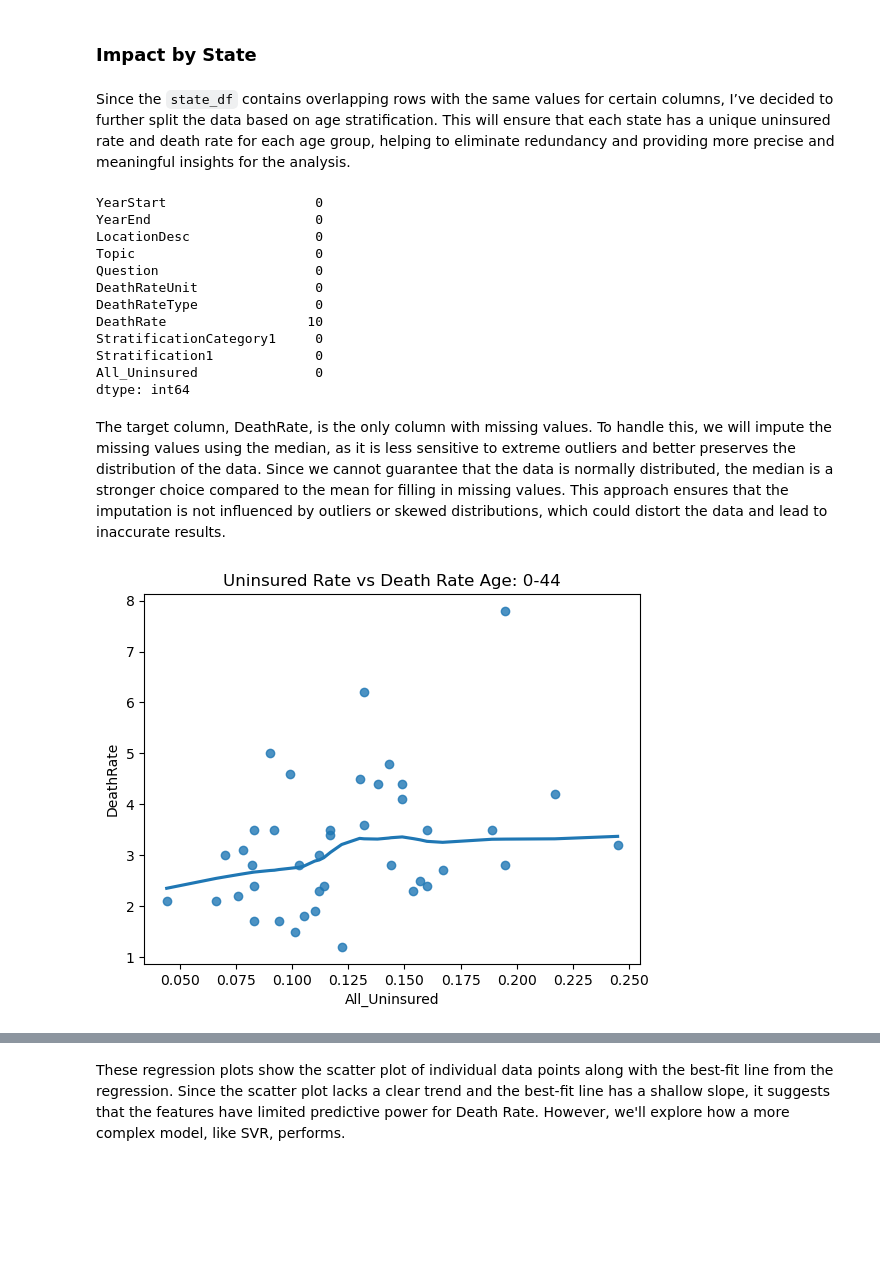
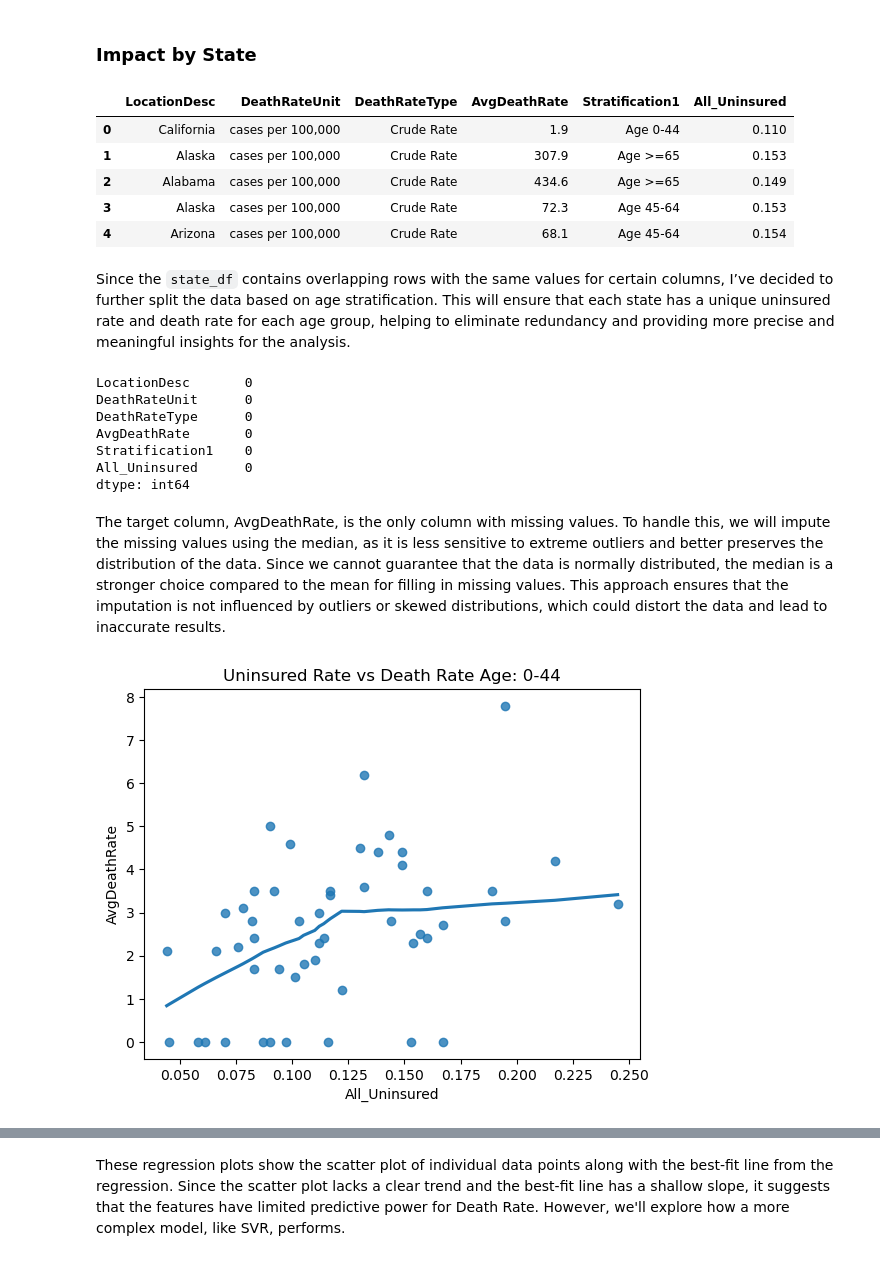
Before and after one commit to Nick-2003/cpsc368_knm_project, a Jupyter notebook: cpsc_368_project_knm_state.ipynb, the cells around one changed output, grey strips where cells are left out. Saved outputs shown, nothing was run; the diff lists cells and outputs as text; code cells hidden in the pictures; blank space fills up the shorter version.

```diff
--- a/cpsc_368_project_knm_state.ipynb
+++ b/cpsc_368_project_knm_state.ipynb
@@ -29,47 +29,53 @@ condition_2_dvu = USCDI["DataValueUnit"] == "cases per 100,000"
 condition_2_sc1 = USCDI["StratificationCategory1"] == "Age"
 condition_2_s1 = USCDI['Stratification1'].isin(['Age 0-44', 'Age 45-64'])
 condition_2_dvt = USCDI["DataValueType"] == "Crude Rate"
-condition_2_syear = USCDI["YearStart"] == 2019
-condition_2_eyear = USCDI["YearEnd"] == 2019
+# condition_2_syear = USCDI["YearStart"] == 2019
+# condition_2_eyear = USCDI["YearEnd"] == 2019
+condition_2_2019 = USCDI["Has2019"] == True
 
-USCDI_state = USCDI[condition_2_t & condition_2_q & condition_2_dvu & condition_2_sc1 & condition_2_dvt & condition_2_syear]
+USCDI_state = USCDI[condition_2_t & condition_2_q & condition_2_dvu & condition_2_sc1 & condition_2_dvt & condition_2_2019]
 USCDI_state = USCDI_state[USCDI_state['LocationDesc'] != 'United States'] # Drop Rows where LocationDesc is equal to United States
 
 state_df = pd.merge(USCDI_state, KFF2019_new[['Location', 'All_Uninsured']],
                      left_on='LocationDesc', right_on='Location', how='left')
 state_df.drop(columns='Location', inplace=True)
-state_df.rename(columns={'AvgDataValue': 'DeathRate'}, inplace=True) #Rename DataValue Column to DeathRate for better interpretability
+state_df.rename(columns={'AvgDataValue': 'AvgDeathRate'}, inplace=True) #Rename DataValue Column to AvgDeathRate for better interpretability
 state_df.rename(columns={'DataValueType': 'DeathRateType'}, inplace=True) #Rename DataValueType Column to DeathRateType for better interpretability
 state_df.rename(columns={'DataValueUnit': 'DeathRateUnit'}, inplace=True) #Rename DataValueUnit Column to DeathRateUnit for better interpretability
+state_df = state_df[["LocationDesc", "DeathRateUnit", "DeathRateType", "AvgDeathRate", "Stratification1", "All_Uninsured"]]
 
-state_df.head()
-
-state_df_0_44 = state_df[state_df['Stratification1'] == 'Age 0-44']
-state_df_45_64 = state_df[state_df['Stratification1'] == 'Age 45-64']
-state_df_65 = state_df[state_df['Stratification1'] == 'Age >=65']
+state_df.to_csv("final_datasets_V1/cleaned/state_df.csv")
+# %%
+state_df_0_44 = state_df[state_df['Stratification1'] == 'Age 0-44']
+state_df_45_64 = state_df[state_df['Stratification1'] == 'Age 45-64']
+state_df_65 = state_df[state_df['Stratification1'] == 'Age >=65']
+
+display(state_df.head())
+# %% [output]
+|  | LocationDesc | DeathRateUnit | DeathRateType | AvgDeathRate | Stratification1 | All_Uninsured |
+| 0 | California | cases per 100,000 | Crude Rate | 1.9 | Age 0-44 | 0.110 |
+| 1 | Alaska | cases per 100,000 | Crude Rate | 307.9 | Age >=65 | 0.153 |
+| 2 | Alabama | cases per 100,000 | Crude Rate | 434.6 | Age >=65 | 0.149 |
+| 3 | Alaska | cases per 100,000 | Crude Rate | 72.3 | Age 45-64 | 0.153 |
+| 4 | Arizona | cases per 100,000 | Crude Rate | 68.1 | Age 45-64 | 0.154 |
 # %% [markdown]
 Since the `state_df` contains overlapping rows with the same values for certain columns, I’ve decided to further split the data based on age stratification. This will ensure that each state has a unique uninsured rate and death rate for each age group, helping to eliminate redundancy and providing more precise and meaningful insights for the analysis.
 # %%
 state_df.isnull().sum()
 # %% [output]
-YearStart                   0
-YearEnd                     0
-LocationDesc                0
-Topic                       0
-Question                    0
-DeathRateUnit               0
-DeathRateType               0
-DeathRate                  10
-StratificationCategory1     0
-Stratification1             0
-All_Uninsured               0
+LocationDesc       0
+DeathRateUnit      0
+DeathRateType      0
+AvgDeathRate       0
+Stratification1    0
+All_Uninsured      0
 dtype: int64
 # %% [markdown]
-The target column, DeathRate, is the only column with missing values. To handle this, we will impute the missing values using the median, as it is less sensitive to extreme outliers and better preserves the distribution of the data. Since we cannot guarantee that the data is normally distributed, the median is a stronger choice compared to the mean for filling in missing values. This approach ensures that the imputation is not influenced by outliers or skewed distributions, which could distort the data and lead to inaccurate results.
+The target column, AvgDeathRate, is the only column with missing values. To handle this, we will impute the missing values using the median, as it is less sensitive to extreme outliers and better preserves the distribution of the data. Since we cannot guarantee that the data is normally distributed, the median is a stronger choice compared to the mean for filling in missing values. This approach ensures that the imputation is not influenced by outliers or skewed distributions, which could distort the data and lead to inaccurate results.
 # %%
-sns.regplot(data=state_df_0_44, x='All_Uninsured', y='DeathRate', scatter=True, lowess=True)
+sns.regplot(data=state_df_0_44, x='All_Uninsured', y='AvgDeathRate', scatter=True, lowess=True)
 plt.title('Uninsured Rate vs Death Rate Age: 0-44')
 plt.show()
 # %% [output]
-[figure, old version]
+[figure, new version]
 # %%
```
Also changed, not shown: parts of 13 cells of this notebook, 1 other file.
